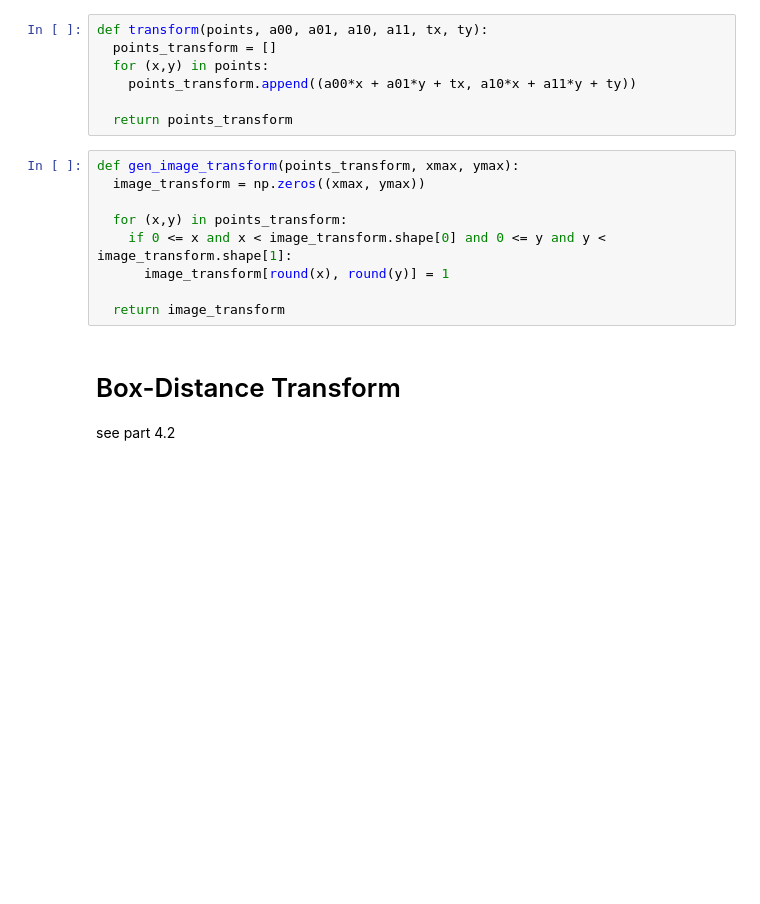
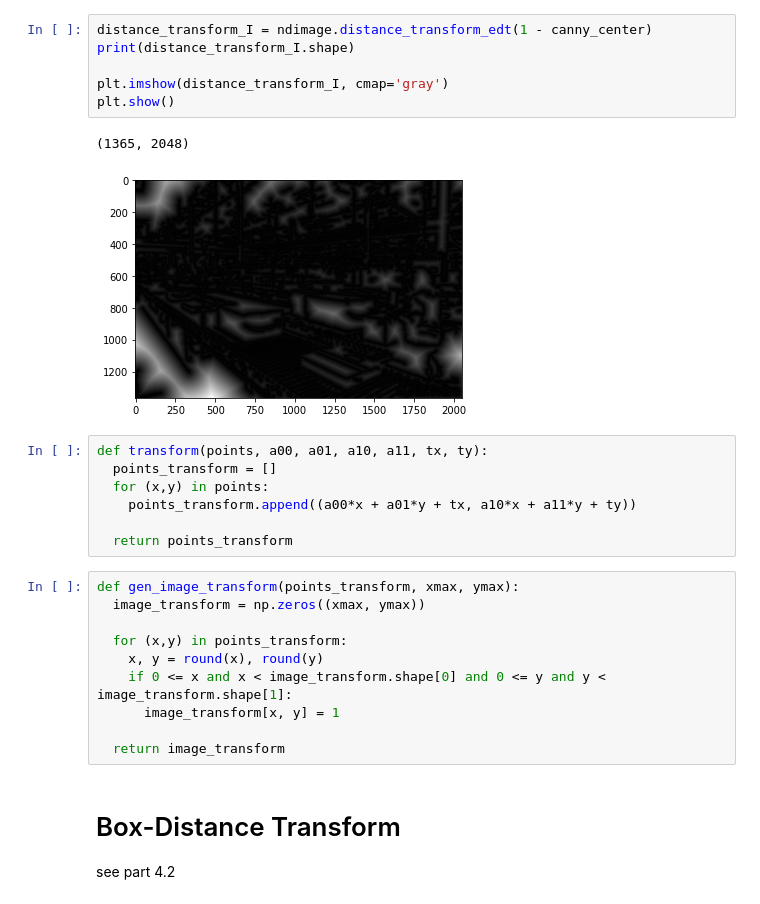
Before and after one commit to ProjetVisionParOrdinateur/vo_projet, a Jupyter notebook: Efficiently_Locating_Objects_Using_the_Haudorff_Distance_.ipynb, the cells around one changed output. Saved outputs shown, nothing was run; the diff lists cells and outputs as text; blank space fills up the shorter version.

```diff
--- a/Efficiently_Locating_Objects_Using_the_Haudorff_Distance_.ipynb
+++ b/Efficiently_Locating_Objects_Using_the_Haudorff_Distance_.ipynb
@@ -26,3 +27,12 @@ fig.show()
+# %%
+distance_transform_I = ndimage.distance_transform_edt(1 - canny_center)
+print(distance_transform_I.shape)
+
+plt.imshow(distance_transform_I, cmap='gray')
+plt.show()
+# %% [output]
+(1365, 2048)
+[figure, added]
 # %%
 def transform(points, a00, a01, a10, a11, tx, ty):
   points_transform = []
@@ -35,8 +45,9 @@ def gen_image_transform(points_transform, xmax, ymax):
   image_transform = np.zeros((xmax, ymax))
 
   for (x,y) in points_transform:
+    x, y = round(x), round(y)
     if 0 <= x and x < image_transform.shape[0] and 0 <= y and y < image_transform.shape[1]:
-      image_transform[round(x), round(y)] = 1
+      image_transform[x, y] = 1
 
   return image_transform
 # %% [markdown]
```
Also changed, not shown: parts of 9 cells of this notebook.
